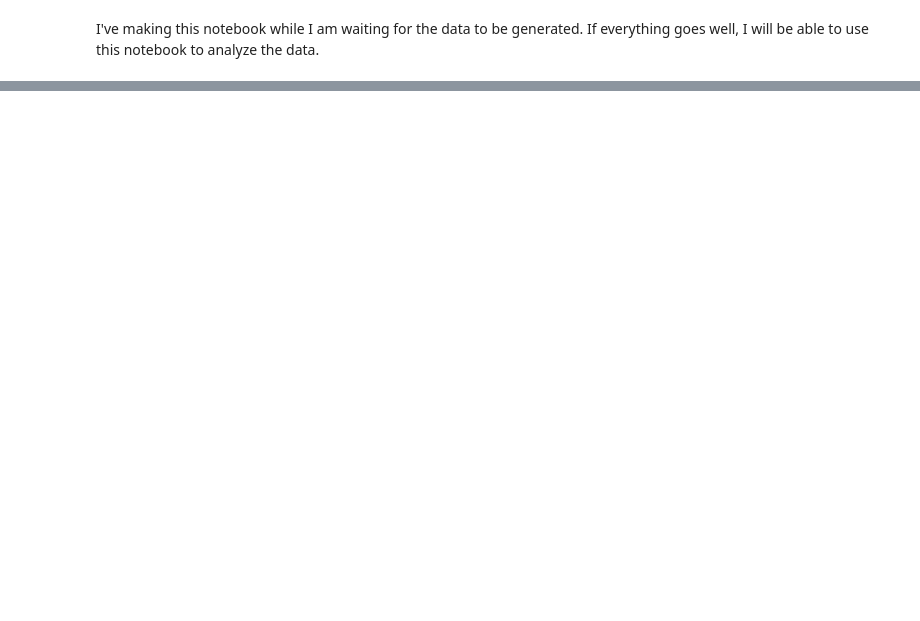
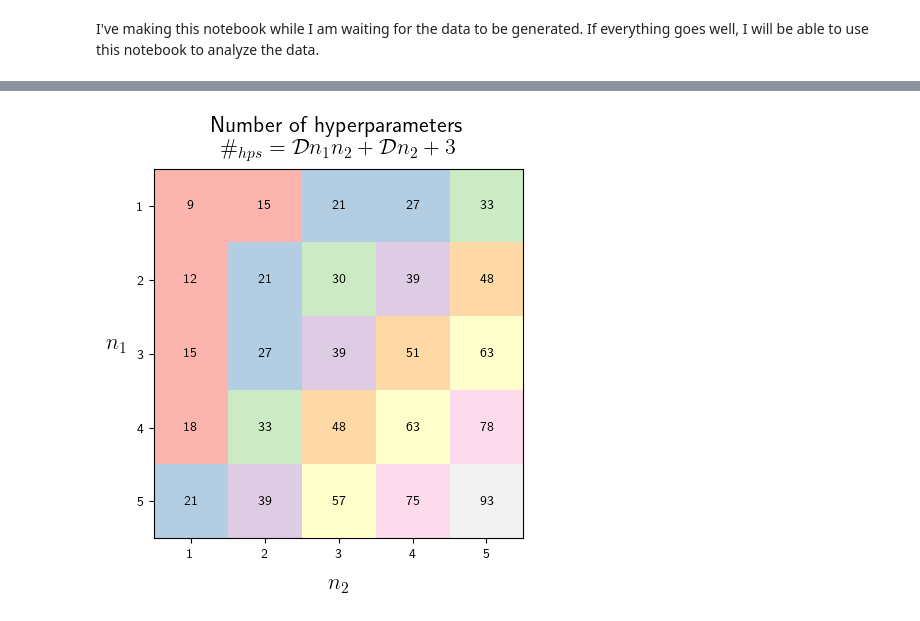
Before and after one commit to IsacPasianotto/GP-temperatures, a Jupyter notebook: notebooks/plot_maker.ipynb, the cells around one changed output, grey strips where cells are left out. Saved outputs shown, nothing was run; the diff lists cells and outputs as text; code cells hidden in the pictures; blank space fills up the shorter version.

```diff
--- a/notebooks/plot_maker.ipynb
+++ b/notebooks/plot_maker.ipynb
@@ -9,0 +174,31 @@ from matplotlib.lines import Line2D
+# %%
+#copy-pasted from the other notebook:
+def count_hps(n1, n2, D=3):
+    return D*n1*n2 + 3*n2 + 3
+n_to_show = 5
+matrix = np.zeros((n_to_show, n_to_show))
+for i in range(n_to_show):
+    for j in range(n_to_show):
+        matrix[i, j] = count_hps(i+1, j+1, D= 3)
+
+# make the plot:
+# plt.imshow(matrix, cmap='coolwarm')
+# plt.imshow(matrix, cmap='Wistia')
+plt.imshow(matrix, cmap='Pastel1')
+# Add text annotations
+for i in range(n_to_show):
+    for j in range(n_to_show):
+        plt.text(j, i, int(matrix[i, j]), ha='center', va='center', color='black')
+# Set ticks for x and y axes
+plt.xticks(np.arange(n_to_show), np.arange(1, n_to_show+1))
+plt.yticks(np.arange(n_to_show), np.arange(1, n_to_show+1))
+
+plt.xlabel('$n_2$', rotation=0, labelpad=10, fontsize=16, fontweight='bold')
+plt.ylabel('$n_1$', rotation=0, labelpad=15, fontsize=16, fontweight='bold')
+plt.title('Number of hyperparameters\n$\#_{hps}=\mathcal{D}n_1n_2 + \mathcal{D}n_2 + 3$', fontsize=16, fontweight='bold', pad=10)
+
+# save the plot as a svg file
+plt.savefig('hps_count.svg', format='svg', dpi=1200, bbox_inches='tight')
+plt.show()
+# %% [output]
+[figure, added]
```
Also changed, not shown: parts of 23 cells of this notebook, 5 other files.
